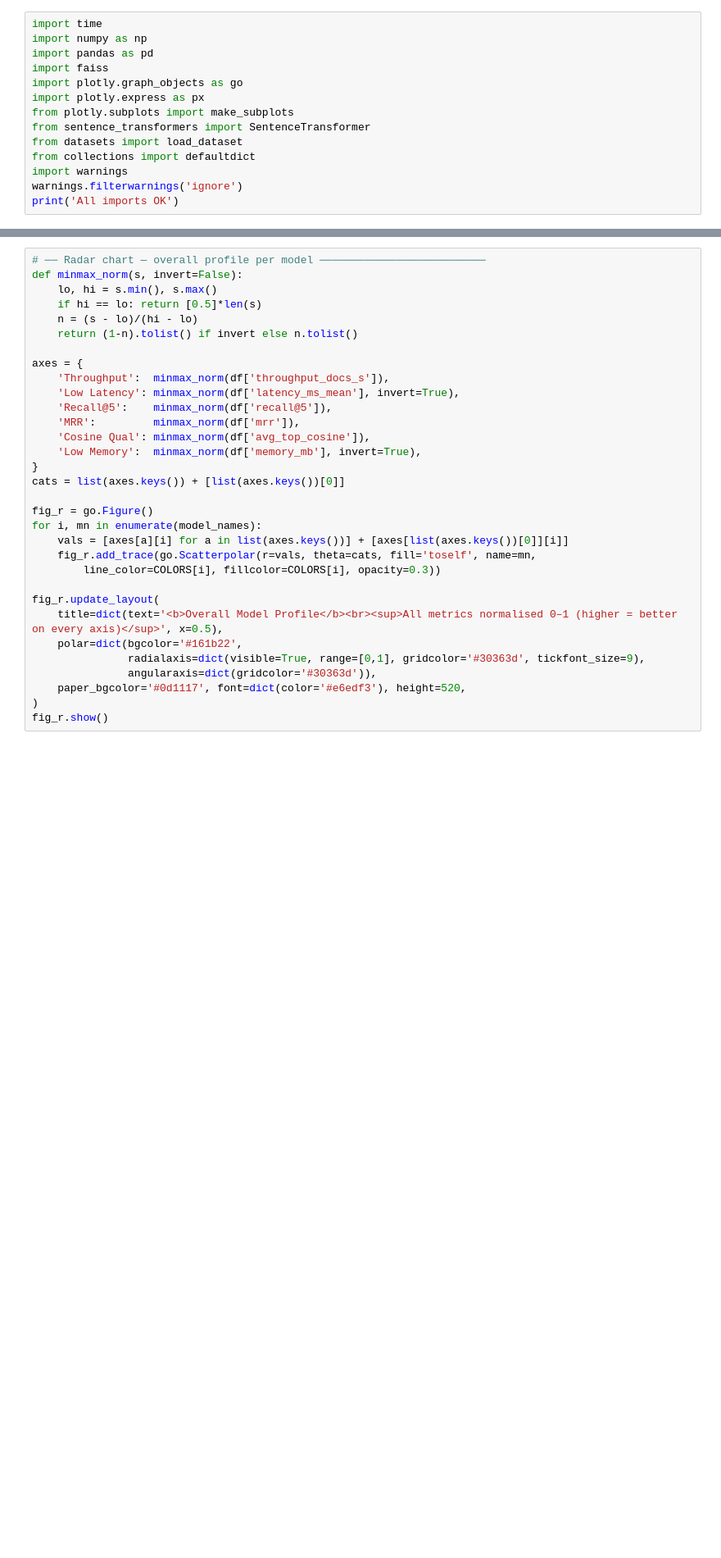
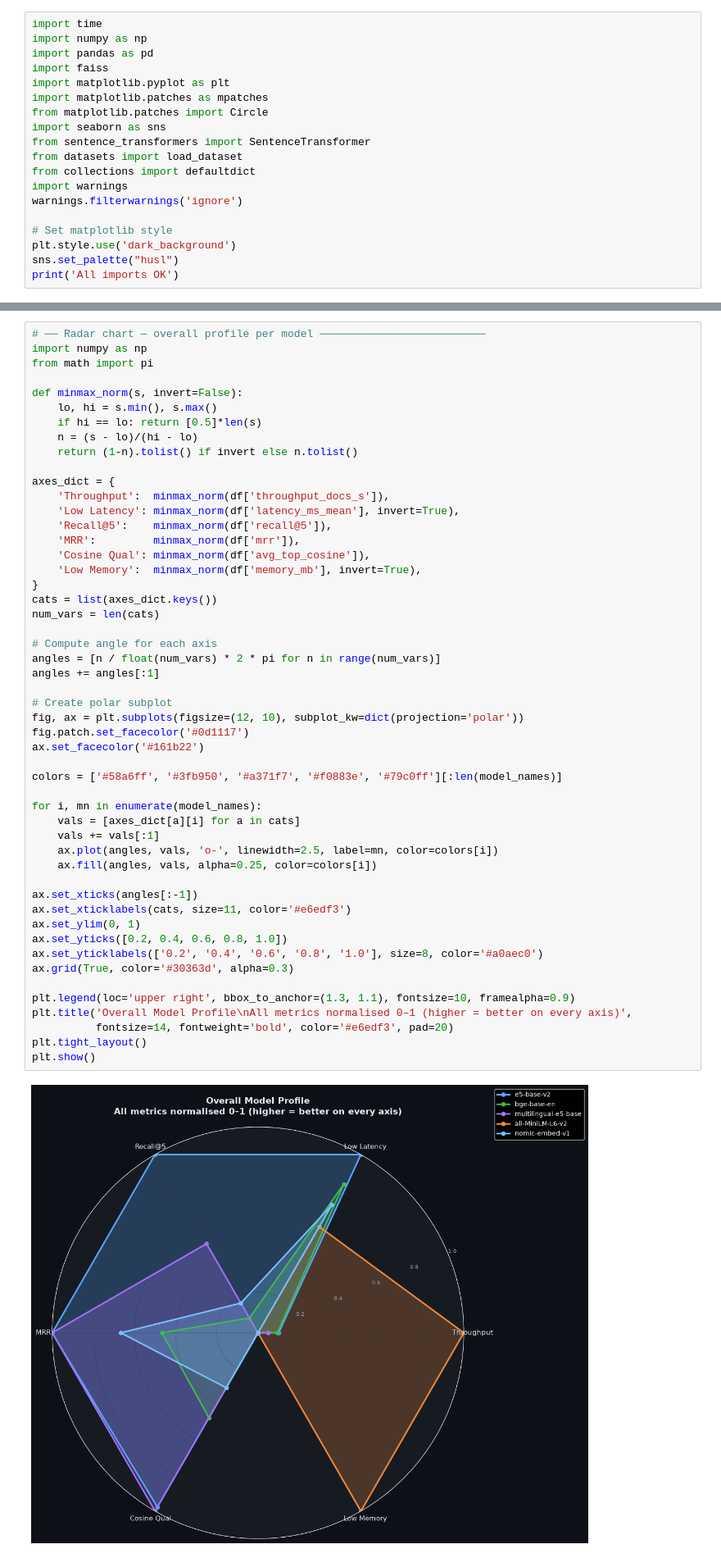
Before and after one commit to AKSarav/EmbedComp, a Jupyter notebook: notebook/embedding_benchmark.ipynb, the cells around one changed output, grey strips where cells are left out. Shown at 82% size. Drawn from its saved outputs; the diff is of its cells as text; blank space fills up the shorter version.

Commit message:
Changed Plotly to Matplotlib

```diff
--- a/notebook/embedding_benchmark.ipynb
+++ b/notebook/embedding_benchmark.ipynb
@@ -23,13 +23,18 @@ import time
 import numpy as np
 import pandas as pd
 import faiss
-import plotly.graph_objects as go
-import plotly.express as px
-from plotly.subplots import make_subplots
+import matplotlib.pyplot as plt
+import matplotlib.patches as mpatches
+from matplotlib.patches import Circle
+import seaborn as sns
 from sentence_transformers import SentenceTransformer
 from datasets import load_dataset
 from collections import defaultdict
 import warnings
 warnings.filterwarnings('ignore')
+
+# Set matplotlib style
+plt.style.use('dark_background')
+sns.set_palette("husl")
 print('All imports OK')
 # %% [output]
@@ -320,34 +391,55 @@ fig.show()
 # %%
 # ── Radar chart — overall profile per model ──────────────────────────
+import numpy as np
+from math import pi
+
 def minmax_norm(s, invert=False):
     lo, hi = s.min(), s.max()
     if hi == lo: return [0.5]*len(s)
     n = (s - lo)/(hi - lo)
     return (1-n).tolist() if invert else n.tolist()
 
-axes = {
+axes_dict = {
     'Throughput':  minmax_norm(df['throughput_docs_s']),
     'Low Latency': minmax_norm(df['latency_ms_mean'], invert=True),
     'Recall@5':    minmax_norm(df['recall@5']),
     'MRR':         minmax_norm(df['mrr']),
     'Cosine Qual': minmax_norm(df['avg_top_cosine']),
     'Low Memory':  minmax_norm(df['memory_mb'], invert=True),
 }
-cats = list(axes.keys()) + [list(axes.keys())[0]]
+cats = list(axes_dict.keys())
+num_vars = len(cats)
 
-fig_r = go.Figure()
+# Compute angle for each axis
+angles = [n / float(num_vars) * 2 * pi for n in range(num_vars)]
+angles += angles[:1]
+
+# Create polar subplot
+fig, ax = plt.subplots(figsize=(12, 10), subplot_kw=dict(projection='polar'))
+fig.patch.set_facecolor('#0d1117')
+ax.set_facecolor('#161b22')
+
+colors = ['#58a6ff', '#3fb950', '#a371f7', '#f0883e', '#79c0ff'][:len(model_names)]
+
 for i, mn in enumerate(model_names):
-    vals = [axes[a][i] for a in list(axes.keys())] + [axes[list(axes.keys())[0]][i]]
-    fig_r.add_trace(go.Scatterpolar(r=vals, theta=cats, fill='toself', name=mn,
-        line_color=COLORS[i], fillcolor=COLORS[i], opacity=0.3))
+    vals = [axes_dict[a][i] for a in cats]
+    vals += vals[:1]
+    ax.plot(angles, vals, 'o-', linewidth=2.5, label=mn, color=colors[i])
+    ax.fill(angles, vals, alpha=0.25, color=colors[i])
 
-fig_r.update_layout(
-    title=dict(text='<b>Overall Model Profile</b><br><sup>All metrics normalised 0–1 (higher = better on every axis)</sup>', x=0.5),
-    polar=dict(bgcolor='#161b22',
-               radialaxis=dict(visible=True, range=[0,1], gridcolor='#30363d', tickfont_size=9),
-               angularaxis=dict(gridcolor='#30363d')),
-    paper_bgcolor='#0d1117', font=dict(color='#e6edf3'), height=520,
-)
-fig_r.show()
+ax.set_xticks(angles[:-1])
+ax.set_xticklabels(cats, size=11, color='#e6edf3')
+ax.set_ylim(0, 1)
+ax.set_yticks([0.2, 0.4, 0.6, 0.8, 1.0])
+ax.set_yticklabels(['0.2', '0.4', '0.6', '0.8', '1.0'], size=8, color='#a0aec0')
+ax.grid(True, color='#30363d', alpha=0.3)
+
+plt.legend(loc='upper right', bbox_to_anchor=(1.3, 1.1), fontsize=10, framealpha=0.9)
+plt.title('Overall Model Profile\nAll metrics normalised 0–1 (higher = better on every axis)',
+          fontsize=14, fontweight='bold', color='#e6edf3', pad=20)
+plt.tight_layout()
+plt.show()
+# %% [output]
+[figure, added]
 # %%
 # ── Latency vs Recall@5 bubble chart — the sweet-spot view ───────────
```
Also changed, not shown: parts of 7 cells of this notebook, 2 other files.
